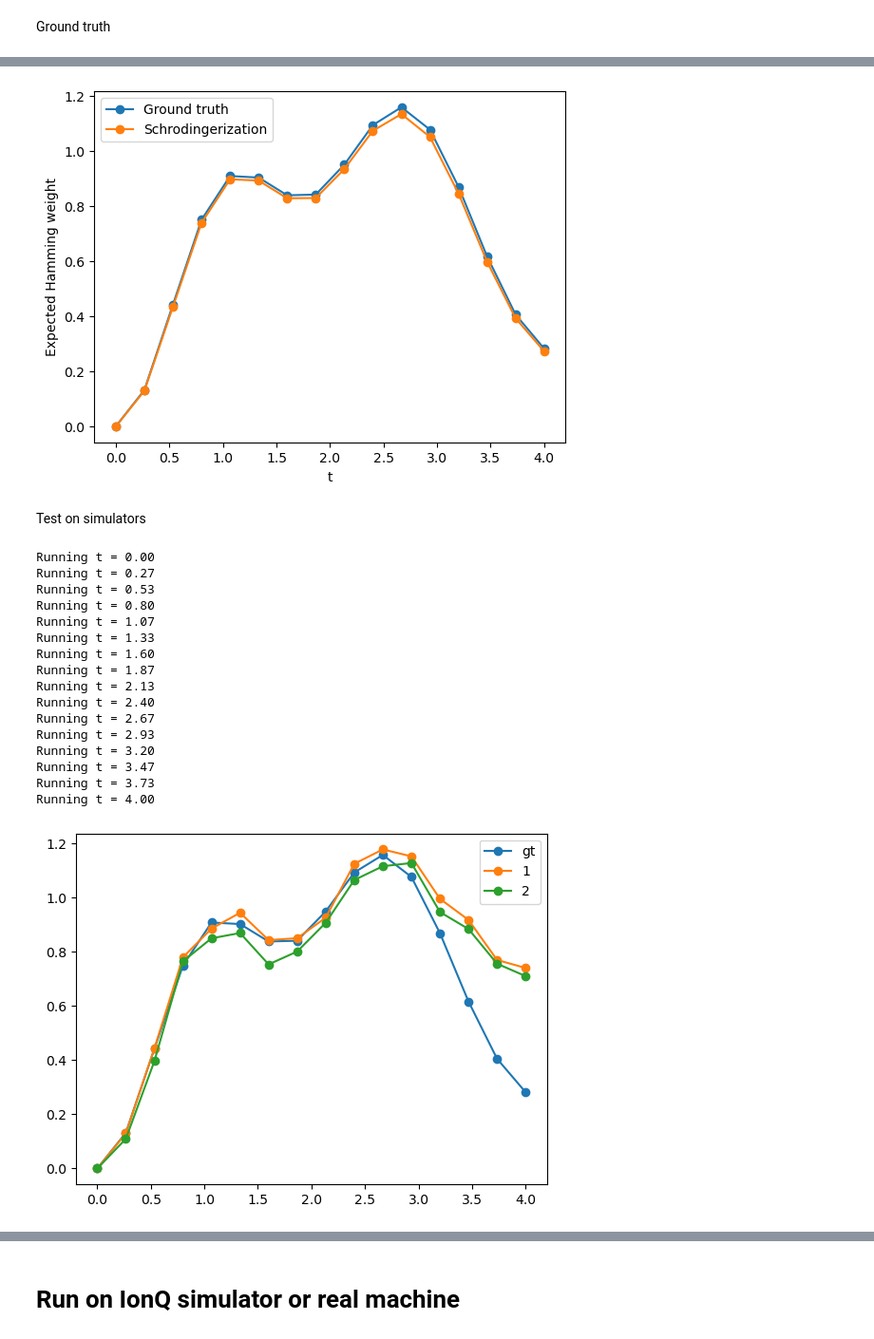
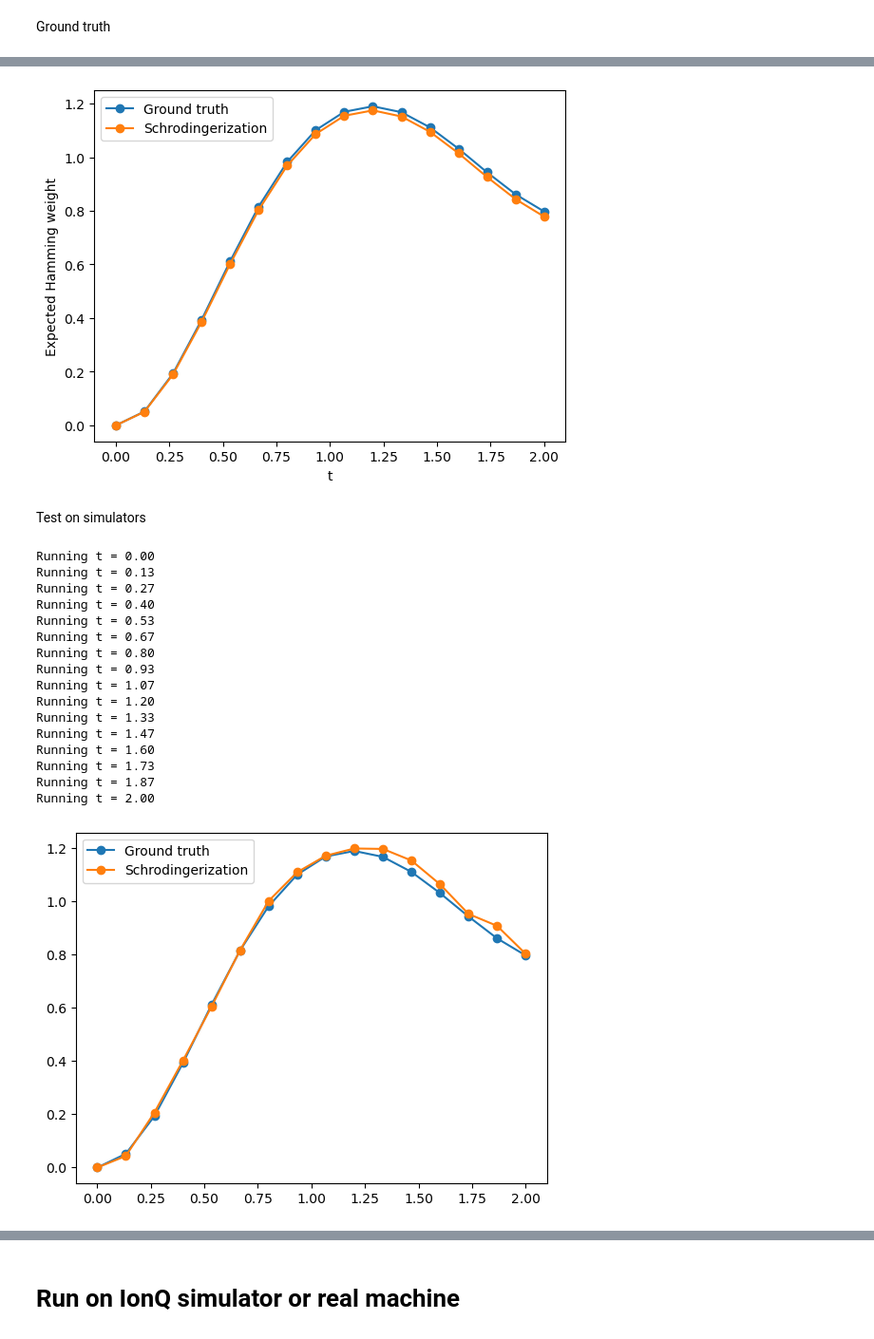
Before and after one commit to jli0108/quantum-diff-eq-ham-ebd, a Jupyter notebook: src/schrodingerization.ipynb, the cells around one changed output, grey strips where cells are left out. Shown at 95% size. Cells and saved outputs as stored; diff of their text form; code cells hidden in the pictures.

```diff
--- a/src/schrodingerization.ipynb
+++ b/src/schrodingerization.ipynb
@@ -88,16 +90,16 @@ So for better robustness we expect we want to make $H_1$ smaller.
 # %%
 '''Modifiable parameters'''
 n_p = 5                         # Number of qubits for p
-n_x = 2                         # Number of qubits for x
+n_x = 3                         # Number of qubits for x
 R = 8                           # Right boundary endpoint
-T = 4                          # Evolution time
+T = 2                          # Evolution time
 N_t = 16                        # Number of time points
-r = 5                           # Number of Trotter steps
+r = 4                           # Number of Trotter steps
 
 J = 1
-h = -1
+h = 1
 gamma = 0.05
-num_shots = 4000                # Number of shots
+num_shots = 5000                # Number of shots
 trotter_method = "second_order"
 qft_approx_degree = 0
 
@@ -215,7 +202,7 @@ plt.xlabel("t")
 plt.legend()
 plt.show()
 # %% [output]
-[figure, old version]
+[figure, new version]
 # %%
 # t = T
 # circuit = get_full_circuit(n_x, n_p, t, H_1, H_2, r, R, trotter_method="second_order", qft_approx_degree=qft_approx_degree)
@@ -295,18 +282,18 @@ for shots in shots_vals:
         # plt.show()
 # %% [output]
 Running t = 0.00
+Running t = 0.13
 Running t = 0.27
+Running t = 0.40
 Running t = 0.53
+Running t = 0.67
 Running t = 0.80
+Running t = 0.93
 Running t = 1.07
+Running t = 1.20
 Running t = 1.33
+Running t = 1.47
 Running t = 1.60
+Running t = 1.73
 Running t = 1.87
-Running t = 2.13
-Running t = 2.40
-Running t = 2.67
-Running t = 2.93
-Running t = 3.20
-Running t = 3.47
-Running t = 3.73
-Running t = 4.00
+Running t = 2.00
@@ -319,11 +300,10 @@ for i in range(N_t):
 # %%
-plt.plot(t_vals, obs_gt, '-o', label="gt")
-plt.plot(t_vals, obs_schrodingerization_circ_sim, "-o", label="1")
-plt.plot(t_vals, obs_schrodingerization_circ_sim2, "-o", label="2")
+plt.plot(t_vals, obs_gt, '-o', label="Ground truth")
+plt.plot(t_vals, obs_schrodingerization_circ_sim, "-o", label="Schrodingerization")
 plt.legend()
 plt.show()
 # %% [output]
-[figure, old version]
+[figure, new version]
 # %%
 u_recover_circ = np.zeros((N_t, 2 ** n_x))
 obs_schrodingerization_circ = np.zeros(N_t)
```
Also changed, not shown: parts of 19 cells of this notebook.
